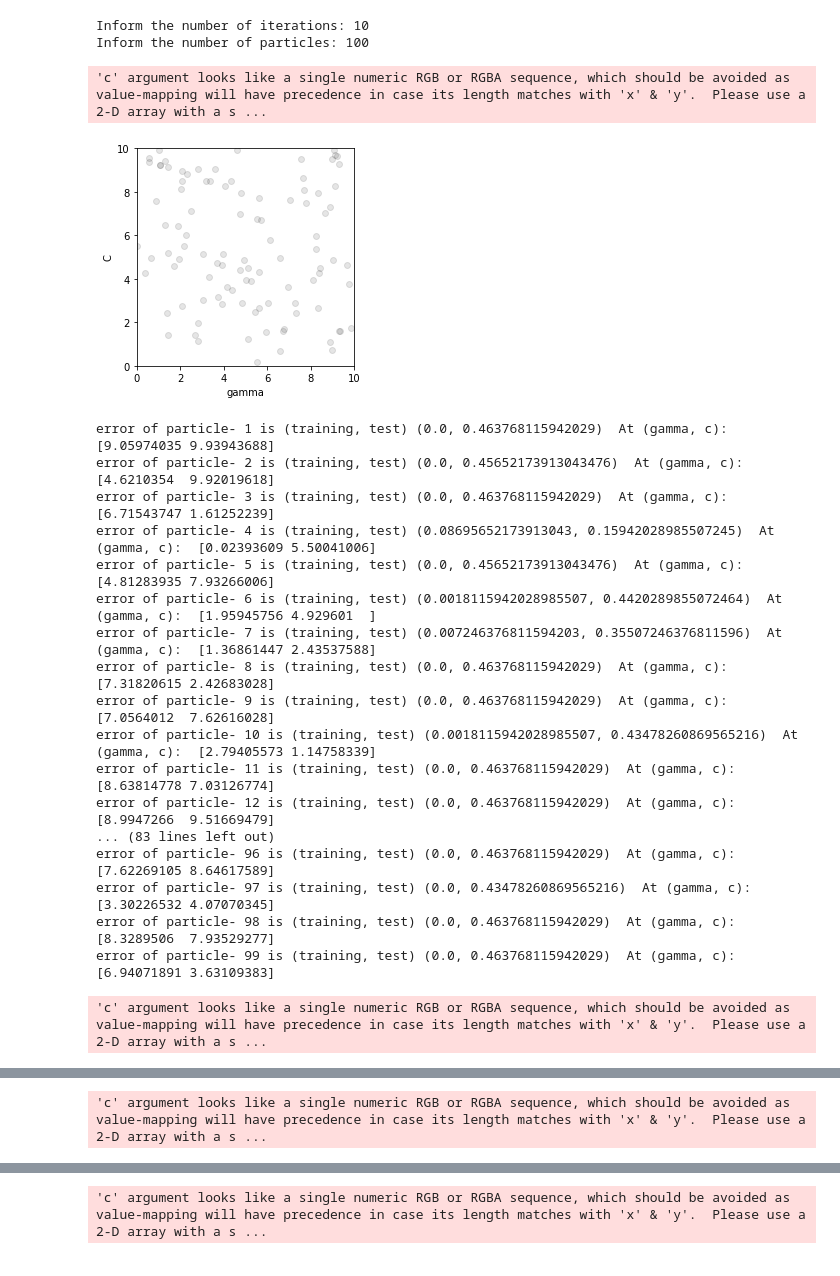
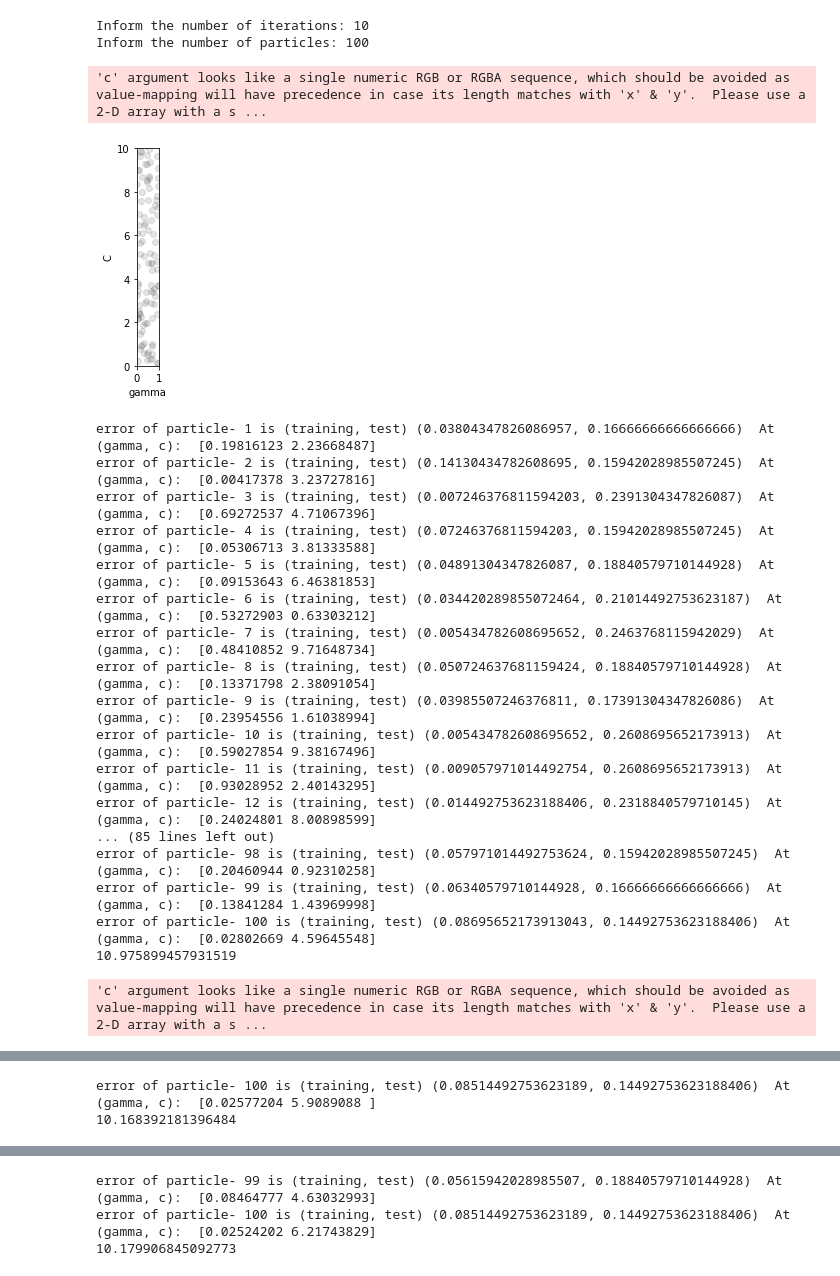
Before and after one commit to timetakehu/PSO-SVM-Algorithm, a Jupyter notebook: PSO SVM ALGORITM/PSO-SVM FIX (traditional)-australian-Update1.ipynb, the cells around one changed output, grey strips where cells are left out. Saved outputs shown, nothing was run; the diff lists cells and outputs as text; code cells hidden in the pictures.

```diff
--- a/PSO SVM ALGORITM/PSO-SVM FIX (traditional)-australian-Update1.ipynb
+++ b/PSO SVM ALGORITM/PSO-SVM FIX (traditional)-australian-Update1.ipynb
@@ -25,8 +26,8 @@ X_train, X_test, y_train, y_test = train_test_split(X, y, test_size = 0.20)
 
 #berdasarkan paper
 K = 0.3
-c1 = 2
-c2 = 5
+c1 = 2.05
+c2 = 2.05
 c = c1+ c2
 khi = 2*K/(abs(2-c-math.sqrt(c**2-4*c)))
 n_iterations = int(input("Inform the number of iterations: "))
@@ -55,11 +56,11 @@ def plot(position):
     plt.scatter(x, y, c = colors, alpha = 0.1)
     plt.xlabel('gamma')
     plt.ylabel('C')
-    plt.axis([0,10,0,10])
+    plt.axis([0,1,0,10])
     plt.gca().set_aspect('equal', adjustable='box')
     return plt.show()
 # %%
-particle_position_vector = np.array([np.array([random.random()*10, random.random()*10]) for _ in range(n_particles)])
+particle_position_vector = np.array([np.array([random.random(), random.random()*10]) for _ in range(n_particles)])
 pbest_position = particle_position_vector
 pbest_fitness_value = np.array([float('inf') for _ in range(n_particles)])
 gbest_fitness_value = np.array([float('inf'), float('inf')])
@@ -68,6 +69,7 @@ gbest_position = np.array([float('inf'), float('inf')])
 velocity_vector = ([np.array([0, 0]) for _ in range(n_particles)])
 iteration = 0
 while iteration < n_iterations:
+    start = time()
     plot(particle_position_vector)
     for i in range(n_particles):
         fitness_cadidate = fitness_function(particle_position_vector[i])
@@ -77,54 +79,56 @@ while iteration < n_iterations:
             pbest_fitness_value[i] = fitness_cadidate[1]
             pbest_position[i] = particle_position_vector[i]
 
         if(gbest_fitness_value[1] > fitness_cadidate[1]):
             gbest_fitness_value = fitness_cadidate
             gbest_position = particle_position_vector[i]
         elif(gbest_fitness_value[1] == fitness_cadidate[1] and gbest_fitness_value[0] > fitness_cadidate[0]):
             gbest_fitness_value = fitness_cadidate
             gbest_position = particle_position_vector[i]
 
     for i in range(n_particles):
-        max_velocity = np.array([10,10])
-        min_velocity = np.array([-10,-10])
-        max_position = np.array([10,10])
-        min_position = np.array([0.001, 0.001])
+        max_velocity = np.array([1,10])
+        min_velocity = np.array([-1,-10])
+        max_position = np.array([1,10])
+        min_position = np.array([0.0001, 0.001])
         new_velocity = khi*(velocity_vector[i] + (c1*random.random()) * (pbest_position[i] - particle_position_vector[i]) + (c2*random.random()) * (gbest_position-particle_position_vector[i]))
         for j in range(0,len(new_velocity)):
             if(new_velocity[j] > max_velocity[j]):
                 new_velocity[j] = max_velocity[j]
             elif(new_velocity[j] < min_velocity[j]):
                 new_velocity[j] = min_velocity[j]
 
         new_position = new_velocity + particle_position_vector[i]
         particle_position_vector[i] = new_position
         for j in range(0,2):
             if(particle_position_vector[i][j] > max_position[j]):
                 particle_position_vector[i][j] = max_position[j]
             elif(particle_position_vector[i][j] < min_position[j]):
                 particle_position_vector[i][j] = min_position[j]
 
     iteration = iteration + 1
-
+    stop = time()
+    sec = stop-start
+    print(sec)
 print("The best position is ", gbest_position, "in iteration number", iteration, "with error rate (train, test):", fitness_function(gbest_position))
 # %% [output]
 'c' argument looks like a single numeric RGB or RGBA sequence, which should be avoided as value-mapping will have precedence in case its length matches with 'x' & 'y'.  Please use a 2-D array with a s ...
-[figure, old version]
+[figure, new version]
-error of particle- 1 is (training, test) (0.0, 0.463768115942029)  At (gamma, c):  [9.05974035 9.93943688]
-error of particle- 2 is (training, test) (0.0, 0.45652173913043476)  At (gamma, c):  [4.6210354  9.92019618]
-error of particle- 3 is (training, test) (0.0, 0.463768115942029)  At (gamma, c):  [6.71543747 1.61252239]
-error of particle- 4 is (training, test) (0.08695652173913043, 0.15942028985507245)  At (gamma, c):  [0.02393609 5.50041006]
-error of particle- 5 is (training, test) (0.0, 0.45652173913043476)  At (gamma, c):  [4.81283935 7.93266006]
-error of particle- 6 is (training, test) (0.0018115942028985507, 0.4420289855072464)  At (gamma, c):  [1.95945756 4.929601  ]
-error of particle- 7 is (training, test) (0.007246376811594203, 0.35507246376811596)  At (gamma, c):  [1.36861447 2.43537588]
-error of particle- 8 is (training, test) (0.0, 0.463768115942029)  At (gamma, c):  [7.31820615 2.42683028]
-error of particle- 9 is (training, test) (0.0, 0.463768115942029)  At (gamma, c):  [7.0564012  7.62616028]
-error of particle- 10 is (training, test) (0.0018115942028985507, 0.43478260869565216)  At (gamma, c):  [2.79405573 1.14758339]
-error of particle- 11 is (training, test) (0.0, 0.463768115942029)  At (gamma, c):  [8.63814778 7.03126774]
-error of particle- 12 is (training, test) (0.0, 0.463768115942029)  At (gamma, c):  [8.9947266  9.51669479]
-... (83 lines left out)
-error of particle- 96 is (training, test) (0.0, 0.463768115942029)  At (gamma, c):  [7.62269105 8.64617589]
-error of particle- 97 is (training, test) (0.0, 0.43478260869565216)  At (gamma, c):  [3.30226532 4.07070345]
-error of particle- 98 is (training, test) (0.0, 0.463768115942029)  At (gamma, c):  [8.3289506  7.93529277]
-error of particle- 99 is (training, test) (0.0, 0.463768115942029)  At (gamma, c):  [6.94071891 3.63109383]
+error of particle- 1 is (training, test) (0.03804347826086957, 0.16666666666666666)  At (gamma, c):  [0.19816123 2.23668487]
+error of particle- 2 is (training, test) (0.14130434782608695, 0.15942028985507245)  At (gamma, c):  [0.00417378 3.23727816]
+error of particle- 3 is (training, test) (0.007246376811594203, 0.2391304347826087)  At (gamma, c):  [0.69272537 4.71067396]
+error of particle- 4 is (training, test) (0.07246376811594203, 0.15942028985507245)  At (gamma, c):  [0.05306713 3.81333588]
+error of particle- 5 is (training, test) (0.04891304347826087, 0.18840579710144928)  At (gamma, c):  [0.09153643 6.46381853]
+error of particle- 6 is (training, test) (0.034420289855072464, 0.21014492753623187)  At (gamma, c):  [0.53272903 0.63303212]
+error of particle- 7 is (training, test) (0.005434782608695652, 0.2463768115942029)  At (gamma, c):  [0.48410852 9.71648734]
+error of particle- 8 is (training, test) (0.050724637681159424, 0.18840579710144928)  At (gamma, c):  [0.13371798 2.38091054]
+error of particle- 9 is (training, test) (0.03985507246376811, 0.17391304347826086)  At (gamma, c):  [0.23954556 1.61038994]
+error of particle- 10 is (training, test) (0.005434782608695652, 0.2608695652173913)  At (gamma, c):  [0.59027854 9.38167496]
+error of particle- 11 is (training, test) (0.009057971014492754, 0.2608695652173913)  At (gamma, c):  [0.93028952 2.40143295]
+error of particle- 12 is (training, test) (0.014492753623188406, 0.2318840579710145)  At (gamma, c):  [0.24024801 8.00898599]
+... (85 lines left out)
+error of particle- 98 is (training, test) (0.057971014492753624, 0.15942028985507245)  At (gamma, c):  [0.20460944 0.92310258]
+error of particle- 99 is (training, test) (0.06340579710144928, 0.16666666666666666)  At (gamma, c):  [0.13841284 1.43969998]
+error of particle- 100 is (training, test) (0.08695652173913043, 0.14492753623188406)  At (gamma, c):  [0.02802669 4.59645548]
+10.975899457931519
 'c' argument looks like a single numeric RGB or RGBA sequence, which should be avoided as value-mapping will have precedence in case its length matches with 'x' & 'y'.  Please use a 2-D array with a s ...
@@ -150 +154,2 @@ error of particle- 98 is (training, test) (0.0, 0.463768115942029)  At (gamma, c
-'c' argument looks like a single numeric RGB or RGBA sequence, which should be avoided as value-mapping will have precedence in case its length matches with 'x' & 'y'.  Please use a 2-D array with a s ...
+error of particle- 100 is (training, test) (0.08514492753623189, 0.14492753623188406)  At (gamma, c):  [0.02577204 5.9089088 ]
+10.168392181396484
@@ -171 +175,3 @@ error of particle- 99 is (training, test) (0.0, 0.45652173913043476)  At (gamma,
-'c' argument looks like a single numeric RGB or RGBA sequence, which should be avoided as value-mapping will have precedence in case its length matches with 'x' & 'y'.  Please use a 2-D array with a s ...
+error of particle- 99 is (training, test) (0.05615942028985507, 0.18840579710144928)  At (gamma, c):  [0.08464777 4.63032993]
+error of particle- 100 is (training, test) (0.08514492753623189, 0.14492753623188406)  At (gamma, c):  [0.02524202 6.21743829]
+10.179906845092773
```
Also changed, not shown: parts of 3 cells of this notebook, 3 other files.
